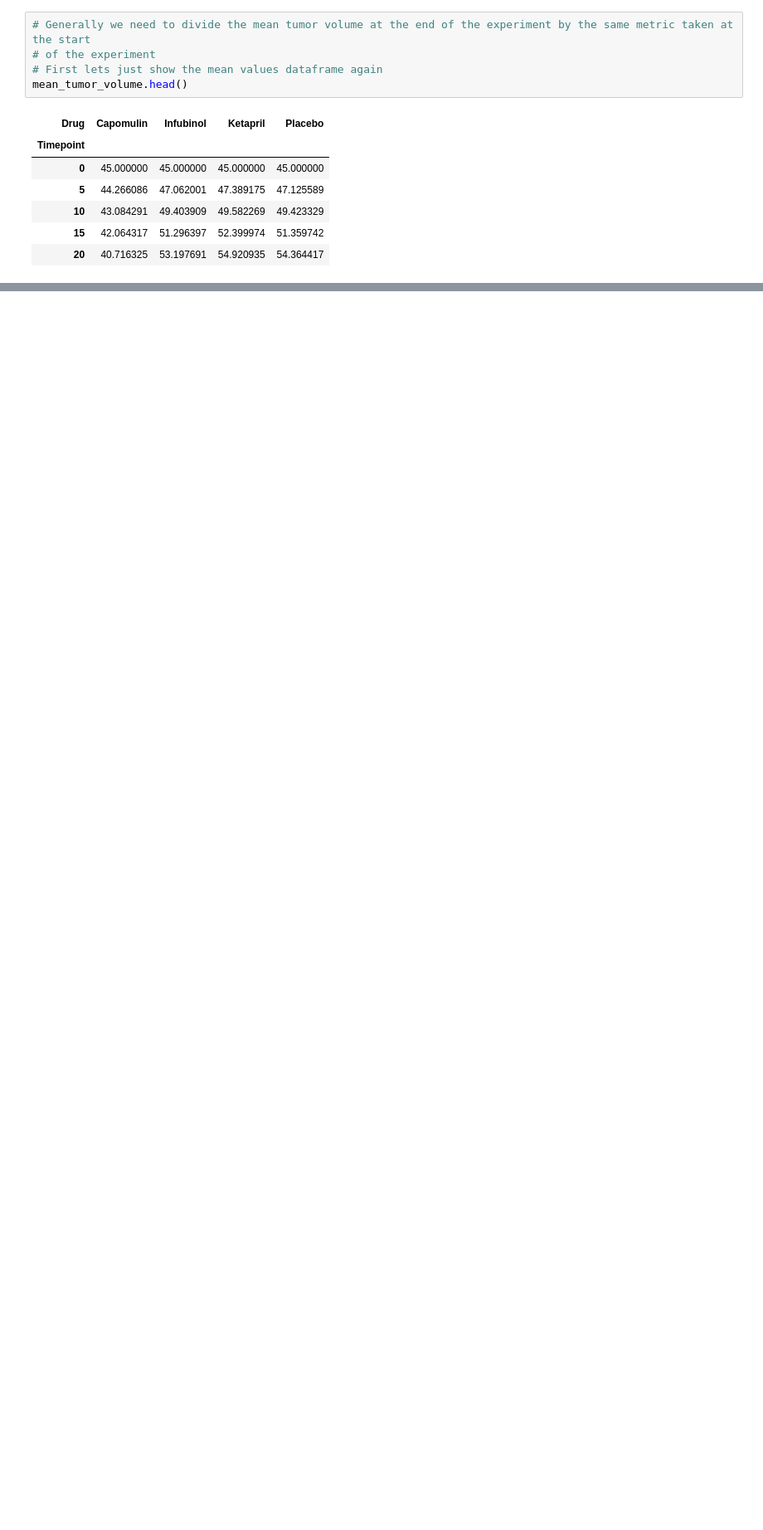
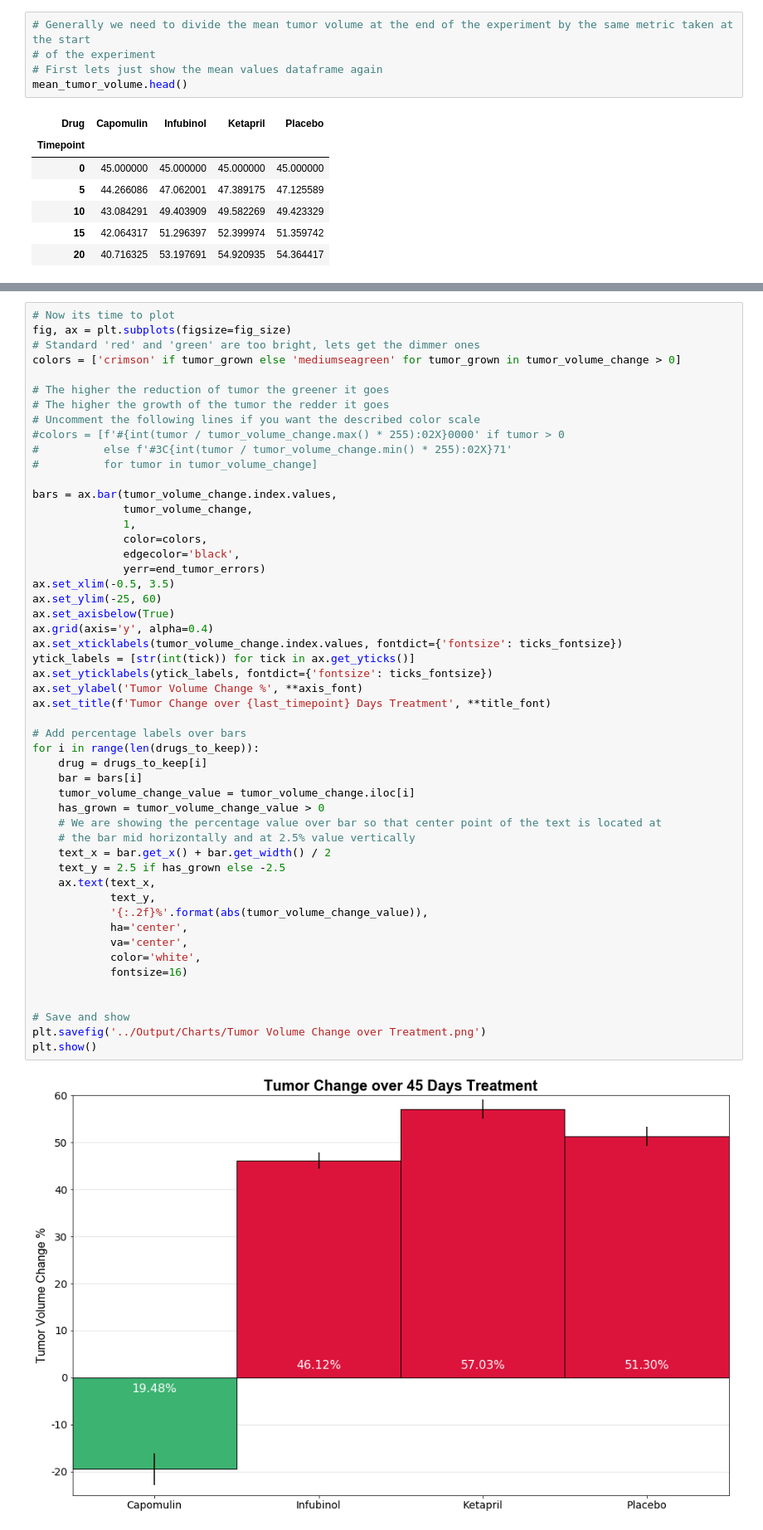
Before and after one commit to Demarsch/data-analytics-bootcamp, a Jupyter notebook: 05 - The Power of Plots/Code/Pymaceuticals.ipynb, the cells around one changed output, grey strips where cells are left out. Shown at 83% size. Saved outputs shown, nothing was run; the diff lists cells and outputs as text; blank space fills up the shorter version.

```diff
--- a/05 - The Power of Plots/Code/Pymaceuticals.ipynb
+++ b/05 - The Power of Plots/Code/Pymaceuticals.ipynb
@@ -276,0 +291,53 @@ ax.bar(tumor_volume_change.index.values,
+# %%
+# Now its time to plot
+fig, ax = plt.subplots(figsize=fig_size)
+# Standard 'red' and 'green' are too bright, lets get the dimmer ones
+colors = ['crimson' if tumor_grown else 'mediumseagreen' for tumor_grown in tumor_volume_change > 0]
+
+# The higher the reduction of tumor the greener it goes
+# The higher the growth of the tumor the redder it goes
+# Uncomment the following lines if you want the described color scale
+#colors = [f'#{int(tumor / tumor_volume_change.max() * 255):02X}0000' if tumor > 0
+#          else f'#3C{int(tumor / tumor_volume_change.min() * 255):02X}71'
+#          for tumor in tumor_volume_change]
+
+bars = ax.bar(tumor_volume_change.index.values,
+              tumor_volume_change,
+              1,
+              color=colors,
+              edgecolor='black',
+              yerr=end_tumor_errors)
+ax.set_xlim(-0.5, 3.5)
+ax.set_ylim(-25, 60)
+ax.set_axisbelow(True)
+ax.grid(axis='y', alpha=0.4)
+ax.set_xticklabels(tumor_volume_change.index.values, fontdict={'fontsize': ticks_fontsize})
+ytick_labels = [str(int(tick)) for tick in ax.get_yticks()]
+ax.set_yticklabels(ytick_labels, fontdict={'fontsize': ticks_fontsize})
+ax.set_ylabel('Tumor Volume Change %', **axis_font)
+ax.set_title(f'Tumor Change over {last_timepoint} Days Treatment', **title_font)
+
+# Add percentage labels over bars
+for i in range(len(drugs_to_keep)):
+    drug = drugs_to_keep[i]
+    bar = bars[i]
+    tumor_volume_change_value = tumor_volume_change.iloc[i]
+    has_grown = tumor_volume_change_value > 0
+    # We are showing the percentage value over bar so that center point of the text is located at
+    # the bar mid horizontally and at 2.5% value vertically
+    text_x = bar.get_x() + bar.get_width() / 2
+    text_y = 2.5 if has_grown else -2.5
+    ax.text(text_x,
+            text_y,
+            '{:.2f}%'.format(abs(tumor_volume_change_value)),
+            ha='center',
+            va='center',
+            color='white',
+            fontsize=16)
+
+
+# Save and show
+plt.savefig('../Output/Charts/Tumor Volume Change over Treatment.png')
+plt.show()
+# %% [output]
+[figure, added]
```
Also changed, not shown: parts of 15 cells of this notebook, 3 other files.
